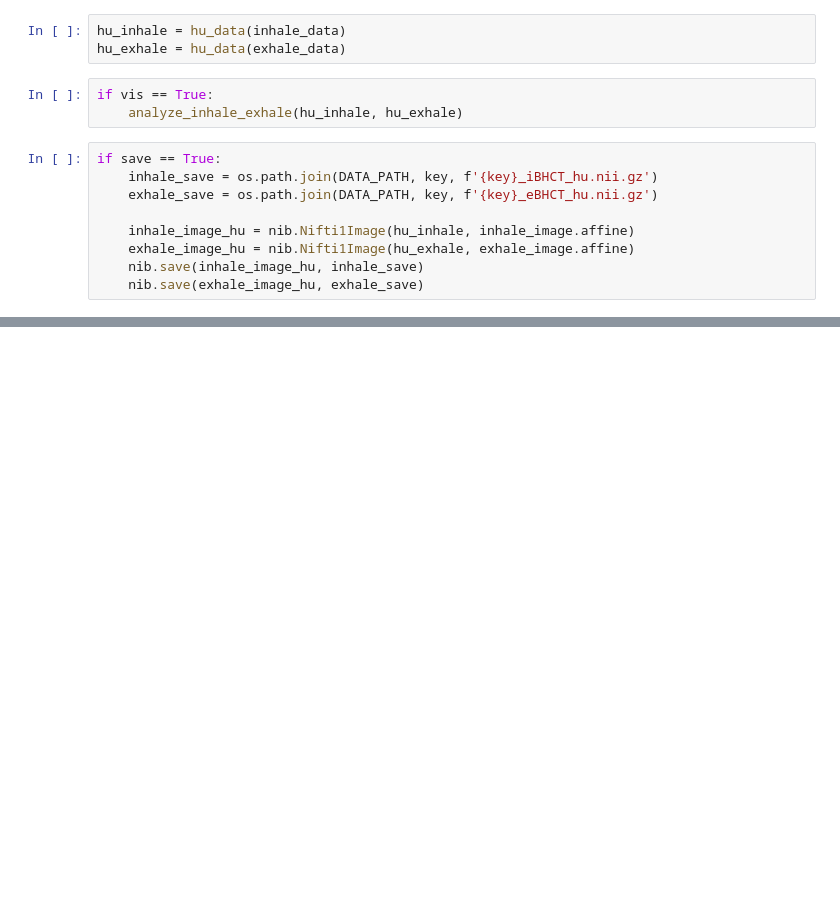
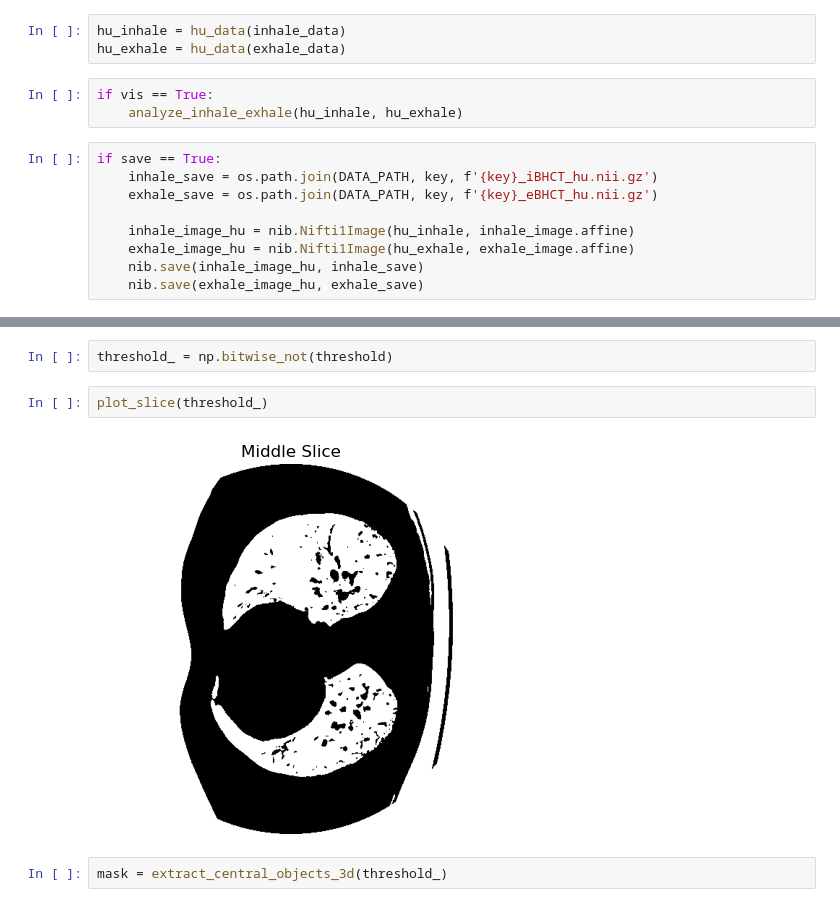
Before and after one commit to Sumeet-Dash1/MIRA-COPDgene, a Jupyter notebook: Preprocessing.ipynb, the cells around one changed output, grey strips where cells are left out. Cells and saved outputs as stored; diff of their text form; blank space fills up the shorter version.

```diff
--- a/Preprocessing.ipynb
+++ b/Preprocessing.ipynb
@@ -51,0 +115,8 @@ if save == True:
+# %%
+threshold_ = np.bitwise_not(threshold)
+# %%
+plot_slice(threshold_)
+# %% [output]
+[figure, added]
+# %%
+mask = extract_central_objects_3d(threshold_)
```
Also changed, not shown: parts of 11 cells of this notebook, 1 other file.
